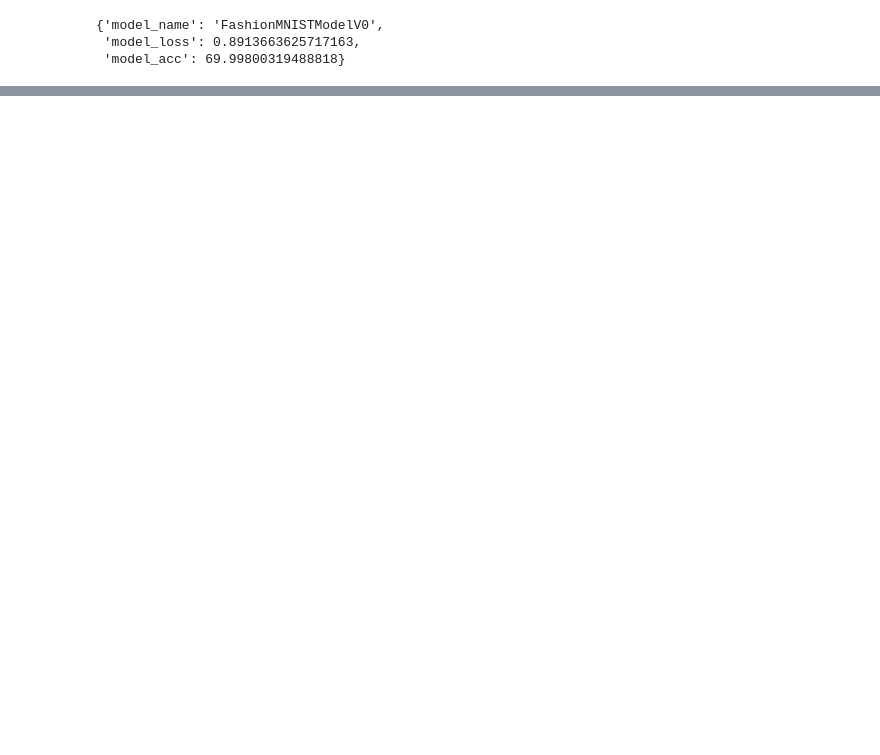
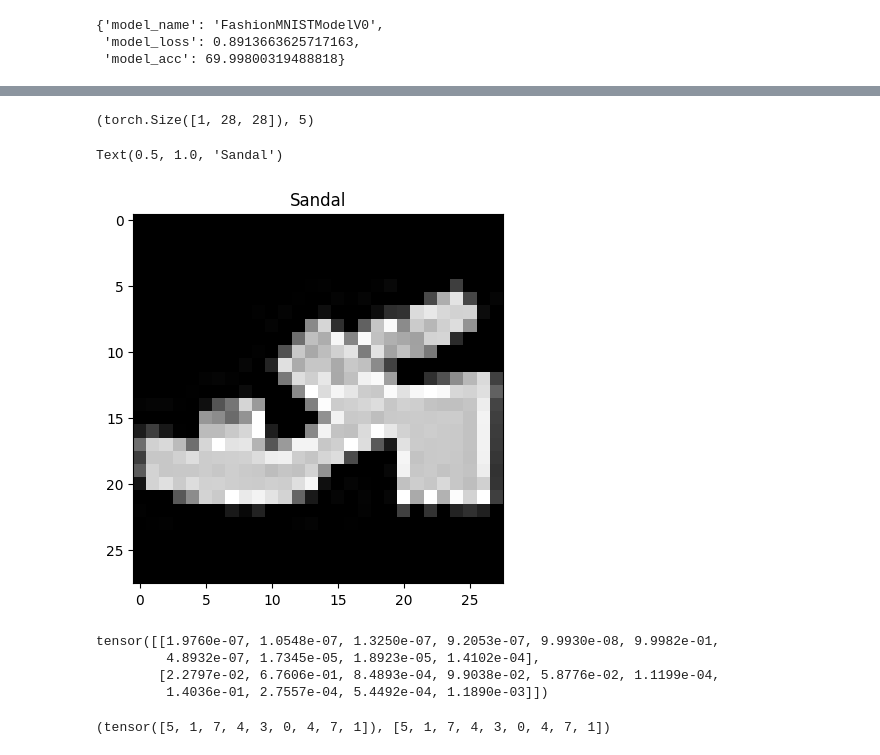
Before and after one commit to AlexNhjh/PyTorch-Tutorial, a Jupyter notebook: ch3.ipynb, the cells around one changed output, grey strips where cells are left out. Drawn from its saved outputs; the diff is of its cells as text; code cells hidden in the pictures; blank space fills up the shorter version.

```diff
--- a/ch3.ipynb
+++ b/ch3.ipynb
@@ -551,0 +883,38 @@ Train time on cpu: 22.483 seconds
+# %%
+import random
+random.seed(42)
+test_samples = []
+test_labels = []
+# Recall that test_data is our testing data declared at the start
+# We also made a dataloader for it with batch size = batch size
+for sample, label in random.sample(list(test_data), k = 9):
+    test_samples.append(sample)
+    test_labels.append(label)
+
+test_samples[0].shape, test_labels[0]
+#(torch.Size([1, 28, 28]), 5)
+# %% [output]
+(torch.Size([1, 28, 28]), 5)
+# %%
+# Plot our first sample in the test set
+plt.imshow(test_samples[0].squeeze(), cmap='gray')
+plt.title(class_names[test_labels[0]])
+# %% [output]
+Text(0.5, 1.0, 'Sandal')
+[figure, added]
+# %%
+pred_probs = make_predictions(model_2, test_samples, device)
+pred_probs[:2]
+# 0.00000,0.00000,0.00000,0.00000,0.00000,0.99982,0.00000,0.00002,0.00002,0.00014
+# 0.02280,0.67606,0.00085,0.09904,0.05878,0.00011,0.14036,0.00028,0.00054,0.00119
+# %% [output]
+tensor([[1.9760e-07, 1.0548e-07, 1.3250e-07, 9.2053e-07, 9.9930e-08, 9.9982e-01,
+         4.8932e-07, 1.7345e-05, 1.8923e-05, 1.4102e-04],
+        [2.2797e-02, 6.7606e-01, 8.4893e-04, 9.9038e-02, 5.8776e-02, 1.1199e-04,
+         1.4036e-01, 2.7557e-04, 5.4492e-04, 1.1890e-03]])
+# %%
+pred_classes = pred_probs.argmax(dim=1)
+pred_classes, test_labels
+# (tensor([5, 1, 7, 4, 3, 0, 4, 7, 1]), [5, 1, 7, 4, 3, 0, 4, 7, 1])
+# %% [output]
+(tensor([5, 1, 7, 4, 3, 0, 4, 7, 1]), [5, 1, 7, 4, 3, 0, 4, 7, 1])
```
Also changed, not shown: parts of 23 cells of this notebook.
